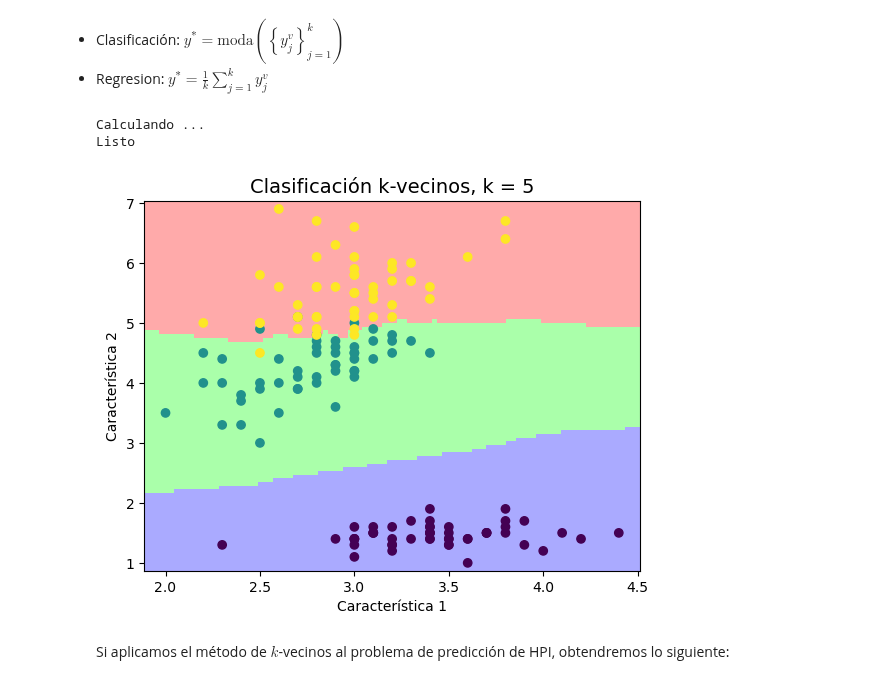
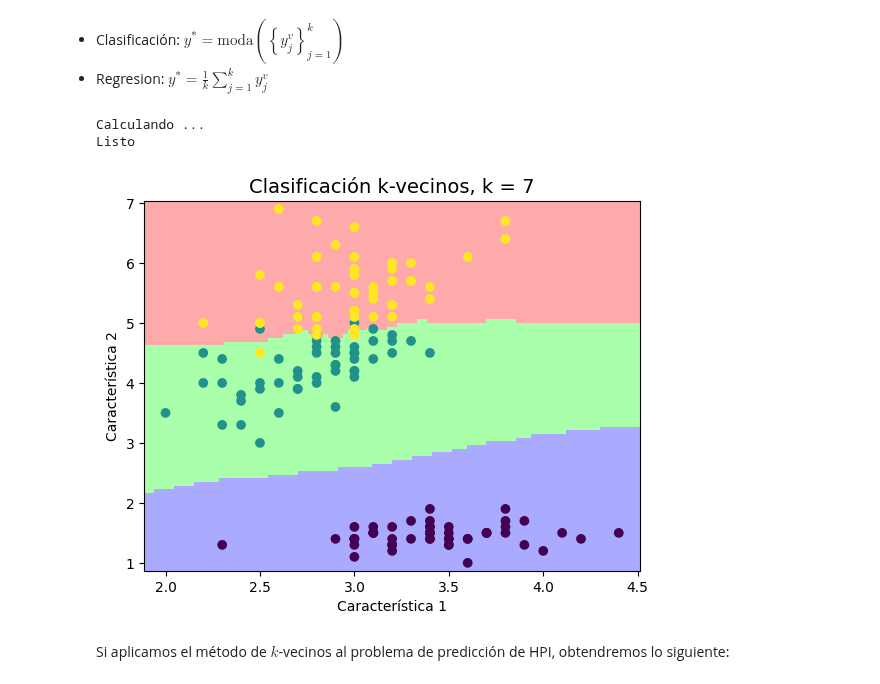
Before and after one commit to jdariasl/Intro_ML_2025, a Jupyter notebook: Clase 04 - Modelos no Paramétricos.ipynb, the cells around one changed output. Cells and saved outputs as stored; diff of their text form; code cells hidden in the pictures.

```diff
--- a/Clase 04 - Modelos no Paramétricos.ipynb
+++ b/Clase 04 - Modelos no Paramétricos.ipynb
@@ -189,27 +189,27 @@ xx, yy = np.meshgrid(np.linspace(x_min, x_max, 100),
                          np.linspace(y_min, y_max, 100))
 # %%
 #Cambie el valor de k para ver su efecto en las fronteras. Valores sugeridos 3,5,11,20,50,100,150
-k = 5
+k = 7
 neigh = KNeighborsClassifier(n_neighbors=k)
 neigh.fit(X[:,1:3], y)
 Z = np.zeros((100,100))
 print('Calculando ... ')
 #Evaluando las fdp's en una malla de valores
 for i in range(100):
     for j in range(100):
         #print([xx[1,i],yy[j,1]])
         Z[i,j]=neigh.predict([[xx[1,i],yy[j,1]]])
 print('Listo')
 plt.figure()
 plt.title(u'Clasificación k-vecinos, k = '+ str(k), fontsize=14)
 plt.xlabel(u'Característica 1')
 plt.ylabel(u'Característica 2')
 plt.pcolormesh(xx, yy, Z.T, cmap=CMAP_LIGHT)
 plt.scatter(X[:,1], X[:,2], c=y);
 # %% [output]
 Calculando ...
 Listo
-[figure, old version]
+[figure, new version]
 # %% [markdown]
 Si aplicamos el método de $k$-vecinos al problema de predicción de HPI, obtendremos lo siguiente:
 # %%
```
Also changed, not shown: parts of 4 cells of this notebook, 15 other files.
